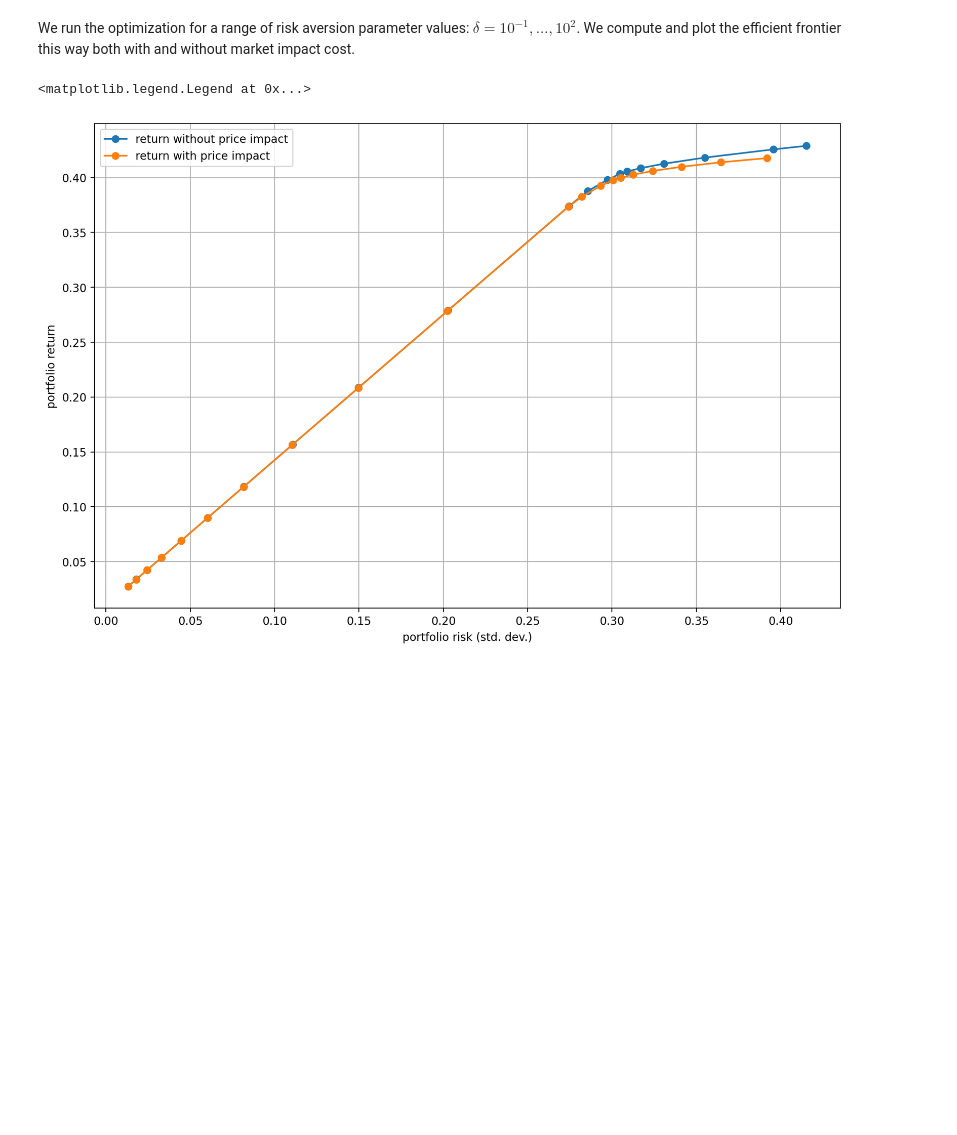
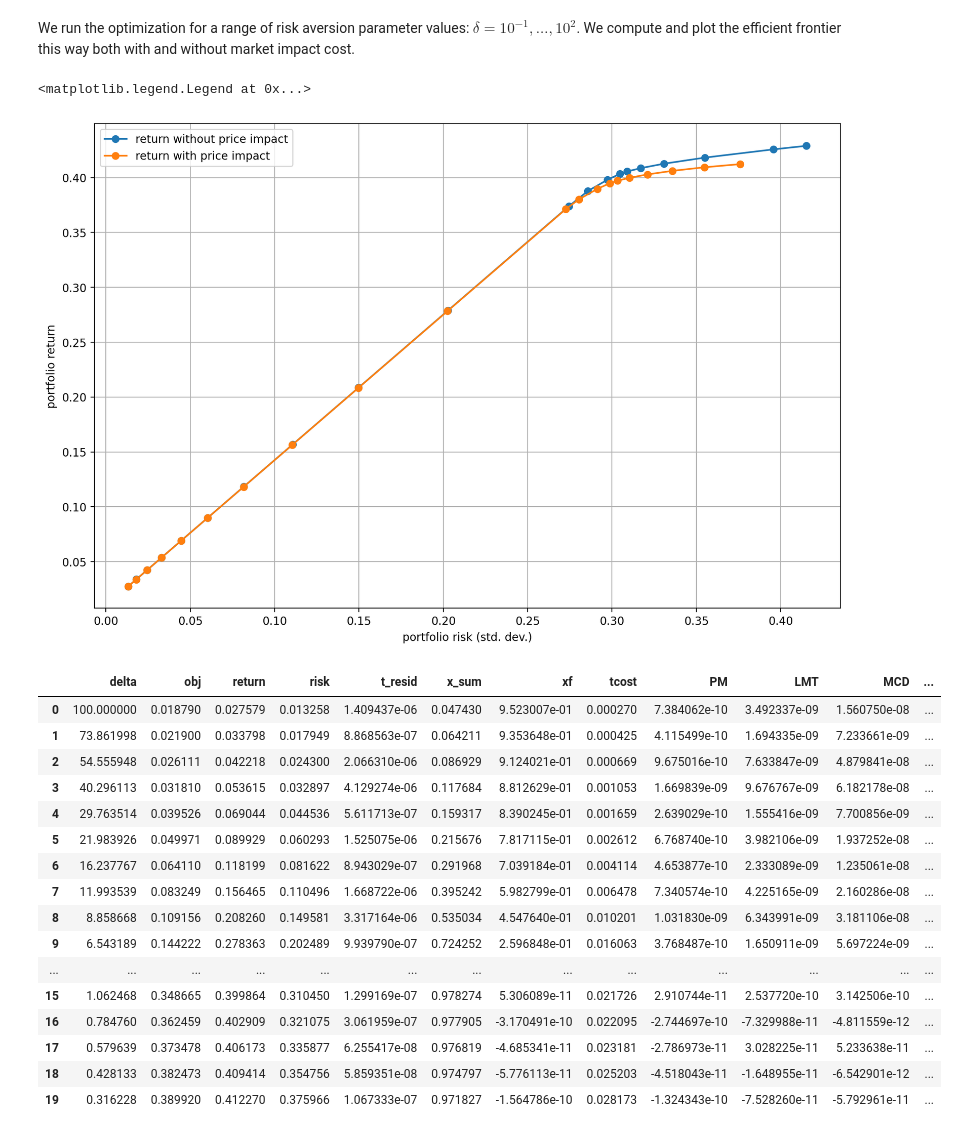
Before and after one commit to MOSEK/PortfolioOptimization, a Jupyter notebook: python/notebooks/ch6_market_impact.ipynb, the cells around one changed output. Cells and saved outputs as stored; diff of their text form; code cells hidden in the pictures; blank space fills up the shorter version.

```diff
--- a/python/notebooks/ch6_market_impact.ipynb
+++ b/python/notebooks/ch6_market_impact.ipynb
@@ -199,9 +199,12 @@ c = 1
 rf = 0.01
 portfolio_value = 10**10
 
+# Compute portfolio relative volume , because the variable x is also portfolio relative.
+rel_volume = volume / portfolio_value
+
 # a1 means no impact, a2 means impact
 a1 = np.zeros(N)
-a2 = (c * volatility * (volume / portfolio_value)**(1 - beta) / beta).to_numpy()
+a2 = (c * volatility / rel_volume**(beta - 1)).to_numpy()
 # %% [markdown]
 ## Call the optimizer function
 # %% [markdown]
@@ -217,4 +220,24 @@ for a in [a1, a2]:
 ax.legend(["return without price impact", "return with price impact"])
 # %% [output]
 <matplotlib.legend.Legend at 0x...>
-[figure, old version]
+[figure, new version]
+# %%
+df_result
+# %% [output]
+|  | delta | obj | return | risk | t_resid | x_sum | xf | tcost | PM | LMT | MCD | ... |
+| 0 | 100.000000 | 0.018790 | 0.027579 | 0.013258 | 1.409437e-06 | 0.047430 | 9.523007e-01 | 0.000270 | 7.384062e-10 | 3.492337e-09 | 1.560750e-08 | ... |
+| 1 | 73.861998 | 0.021900 | 0.033798 | 0.017949 | 8.868563e-07 | 0.064211 | 9.353648e-01 | 0.000425 | 4.115499e-10 | 1.694335e-09 | 7.233661e-09 | ... |
+| 2 | 54.555948 | 0.026111 | 0.042218 | 0.024300 | 2.066310e-06 | 0.086929 | 9.124021e-01 | 0.000669 | 9.675016e-10 | 7.633847e-09 | 4.879841e-08 | ... |
+| 3 | 40.296113 | 0.031810 | 0.053615 | 0.032897 | 4.129274e-06 | 0.117684 | 8.812629e-01 | 0.001053 | 1.669839e-09 | 9.676767e-09 | 6.182178e-08 | ... |
+| 4 | 29.763514 | 0.039526 | 0.069044 | 0.044536 | 5.611713e-07 | 0.159317 | 8.390245e-01 | 0.001659 | 2.639029e-10 | 1.555416e-09 | 7.700856e-09 | ... |
+| 5 | 21.983926 | 0.049971 | 0.089929 | 0.060293 | 1.525075e-06 | 0.215676 | 7.817115e-01 | 0.002612 | 6.768740e-10 | 3.982106e-09 | 1.937252e-08 | ... |
+| 6 | 16.237767 | 0.064110 | 0.118199 | 0.081622 | 8.943029e-07 | 0.291968 | 7.039184e-01 | 0.004114 | 4.653877e-10 | 2.333089e-09 | 1.235061e-08 | ... |
+| 7 | 11.993539 | 0.083249 | 0.156465 | 0.110496 | 1.668722e-06 | 0.395242 | 5.982799e-01 | 0.006478 | 7.340574e-10 | 4.225165e-09 | 2.160286e-08 | ... |
+| 8 | 8.858668 | 0.109156 | 0.208260 | 0.149581 | 3.317164e-06 | 0.535034 | 4.547640e-01 | 0.010201 | 1.031830e-09 | 6.343991e-09 | 3.181106e-08 | ... |
+| 9 | 6.543189 | 0.144222 | 0.278363 | 0.202489 | 9.939790e-07 | 0.724252 | 2.596848e-01 | 0.016063 | 3.768487e-10 | 1.650911e-09 | 5.697224e-09 | ... |
+| ... | ... | ... | ... | ... | ... | ... | ... | ... | ... | ... | ... | ... |
+| 15 | 1.062468 | 0.348665 | 0.399864 | 0.310450 | 1.299169e-07 | 0.978274 | 5.306089e-11 | 0.021726 | 2.910744e-11 | 2.537720e-10 | 3.142506e-10 | ... |
+| 16 | 0.784760 | 0.362459 | 0.402909 | 0.321075 | 3.061959e-07 | 0.977905 | -3.170491e-10 | 0.022095 | -2.744697e-10 | -7.329988e-11 | -4.811559e-12 | ... |
+| 17 | 0.579639 | 0.373478 | 0.406173 | 0.335877 | 6.255417e-08 | 0.976819 | -4.685341e-11 | 0.023181 | -2.786973e-11 | 3.028225e-11 | 5.233638e-11 | ... |
+| 18 | 0.428133 | 0.382473 | 0.409414 | 0.354756 | 5.859351e-08 | 0.974797 | -5.776113e-11 | 0.025203 | -4.518043e-11 | -1.648955e-11 | -6.542901e-12 | ... |
+| 19 | 0.316228 | 0.389920 | 0.412270 | 0.375966 | 1.067333e-07 | 0.971827 | -1.564786e-10 | 0.028173 | -1.324343e-10 | -7.528260e-11 | -5.792961e-11 | ... |
```
Also changed, not shown: 1 other file.
